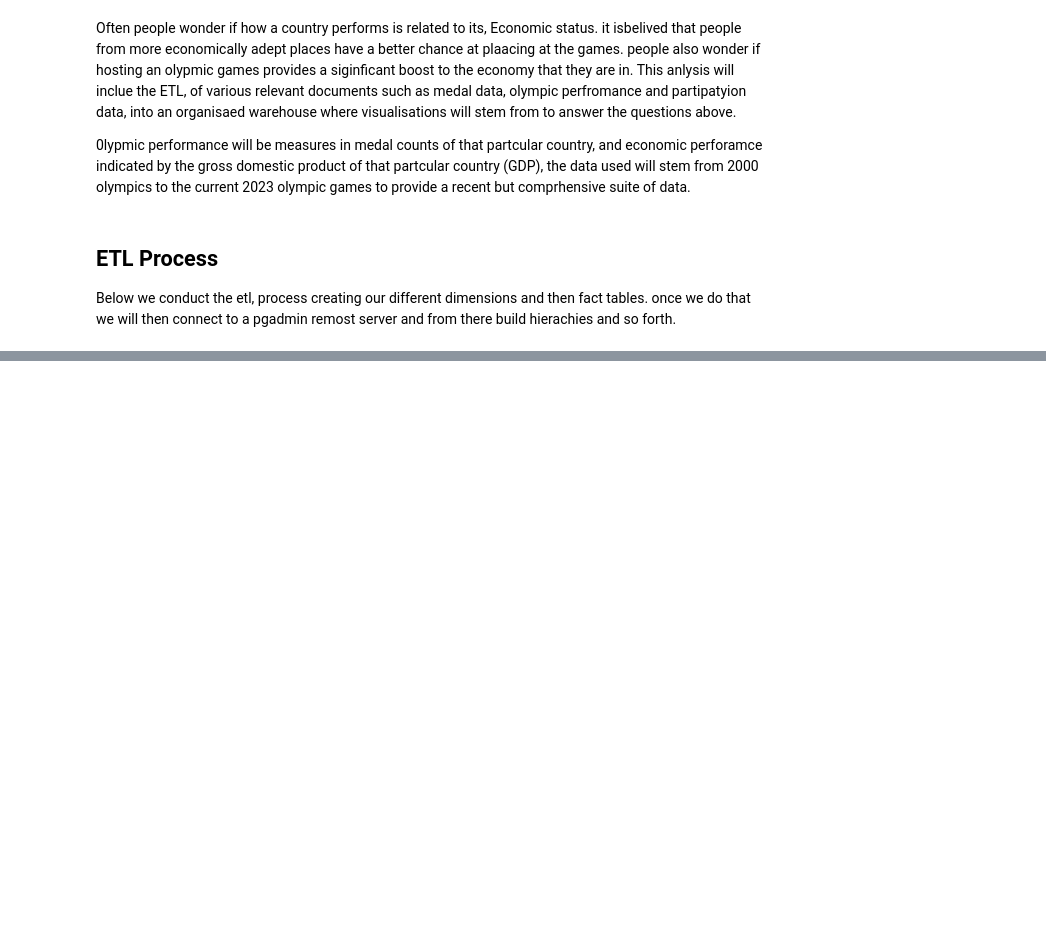
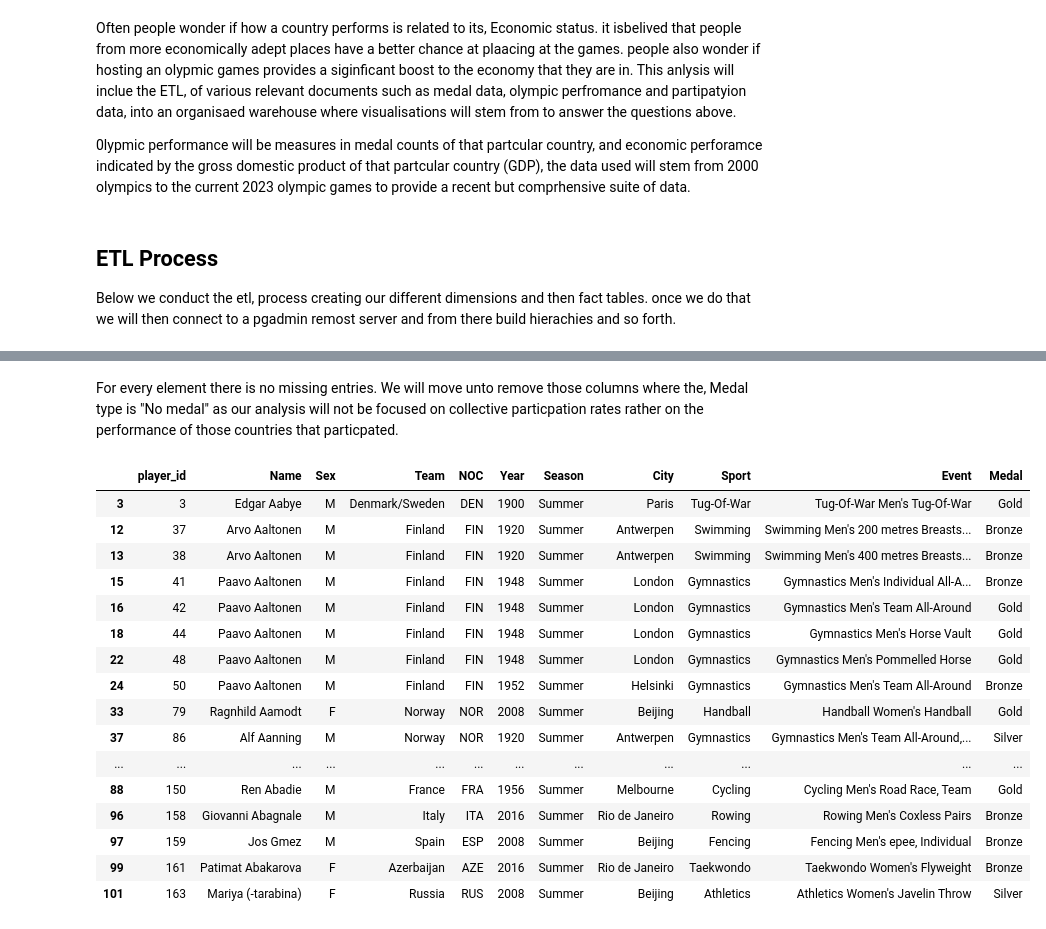
Before and after one commit to Kaomakabange/Olympic-Analysis, a Jupyter notebook: Olympic analysis jupyter workbook.ipynb, the cells around one changed output, grey strips where cells are left out. Drawn from its saved outputs; the diff is of its cells as text; code cells hidden in the pictures; blank space fills up the shorter version.

```diff
--- a/Olympic analysis jupyter workbook.ipynb
+++ b/Olympic analysis jupyter workbook.ipynb
@@ -12,0 +17,3 @@ Below we conduct the etl, process creating our different dimensions and then fac
+# %%
+athlete_medal_data_raw = "AthleteMedalData.csv"
+gdp_data_raw = "gdp data"
@@ -12,0 +51,26 @@ Below we conduct the etl, process creating our different dimensions and then fac
+# %%
+import csv
+
+def open_medal_athelte_data(data):
+    """ This function will open the original athlete
+        and medal raw CSV into our staging area, and then
+        convert it into a Python pandas dataframe. """
+
+    datalist = []
+    with open(data, "rt") as raw_ath_med:
+        reader = csv.reader(raw_ath_med)
+        next(reader)  # Skip the header row
+
+        for row in reader:
+            # Ensuring we have the right number of columns
+            if len(row) == 11:
+                player_id, Name, Sex, Team, NOC, Year, Season, City, Sport, Event, Medal = row
+                datalist.append((player_id, Name, Sex, Team, NOC, Year, Season, City, Sport, Event, Medal))
+
+    return datalist
+
+# Example usage
+medal_athelte_data = open_medal_athelte_data(athlete_medal_data_raw)
+# %%
+medal_athelte_data_df = pd.DataFrame(medal_athelte_data, columns = ["player_id", "Name", "Sex", "Team", "NOC", "Year", "Season", "City", "Sport", "Event", "Medal"])
+medal_athelte_data_df
@@ -12,0 +116,29 @@ Below we conduct the etl, process creating our different dimensions and then fac
+# %% [markdown]
+For every element there is no missing entries.
+We will move unto remove those columns where the, Medal type is "No medal" as our analysis will not be focused on collective particpation rates rather on the performance of those countries that particpated.
+# %%
+medal_athelte_data_df = medal_athelte_data_df[medal_athelte_data_df["Medal"] != "No medal"]
+# %%
+
+pd.set_option('display.max_rows', 350)  # Show all rows
+pd.set_option('display.max_columns', 350)
+
+medal_athelte_data_df.head(20)
+# %% [output]
+|  | player_id | Name | Sex | Team | NOC | Year | Season | City | Sport | Event | Medal |
+| 3 | 3 | Edgar Aabye | M | Denmark/Sweden | DEN | 1900 | Summer | Paris | Tug-Of-War | Tug-Of-War Men's Tug-Of-War | Gold |
+| 12 | 37 | Arvo Aaltonen | M | Finland | FIN | 1920 | Summer | Antwerpen | Swimming | Swimming Men's 200 metres Breasts... | Bronze |
+| 13 | 38 | Arvo Aaltonen | M | Finland | FIN | 1920 | Summer | Antwerpen | Swimming | Swimming Men's 400 metres Breasts... | Bronze |
+| 15 | 41 | Paavo Aaltonen | M | Finland | FIN | 1948 | Summer | London | Gymnastics | Gymnastics Men's Individual All-A... | Bronze |
+| 16 | 42 | Paavo Aaltonen | M | Finland | FIN | 1948 | Summer | London | Gymnastics | Gymnastics Men's Team All-Around | Gold |
+| 18 | 44 | Paavo Aaltonen | M | Finland | FIN | 1948 | Summer | London | Gymnastics | Gymnastics Men's Horse Vault | Gold |
+| 22 | 48 | Paavo Aaltonen | M | Finland | FIN | 1948 | Summer | London | Gymnastics | Gymnastics Men's Pommelled Horse | Gold |
+| 24 | 50 | Paavo Aaltonen | M | Finland | FIN | 1952 | Summer | Helsinki | Gymnastics | Gymnastics Men's Team All-Around | Bronze |
+| 33 | 79 | Ragnhild Aamodt | F | Norway | NOR | 2008 | Summer | Beijing | Handball | Handball Women's Handball | Gold |
+| 37 | 86 | Alf Aanning | M | Norway | NOR | 1920 | Summer | Antwerpen | Gymnastics | Gymnastics Men's Team All-Around,... | Silver |
+| ... | ... | ... | ... | ... | ... | ... | ... | ... | ... | ... | ... |
+| 88 | 150 | Ren Abadie | M | France | FRA | 1956 | Summer | Melbourne | Cycling | Cycling Men's Road Race, Team | Gold |
+| 96 | 158 | Giovanni Abagnale | M | Italy | ITA | 2016 | Summer | Rio de Janeiro | Rowing | Rowing Men's Coxless Pairs | Bronze |
+| 97 | 159 | Jos Gmez | M | Spain | ESP | 2008 | Summer | Beijing | Fencing | Fencing Men's epee, Individual | Bronze |
+| 99 | 161 | Patimat Abakarova | F | Azerbaijan | AZE | 2016 | Summer | Rio de Janeiro | Taekwondo | Taekwondo Women's Flyweight | Bronze |
+| 101 | 163 | Mariya (-tarabina) | F | Russia | RUS | 2008 | Summer | Beijing | Athletics | Athletics Women's Javelin Throw | Silver |
```
Also changed, not shown: parts of 12 cells of this notebook, 2 other files.
